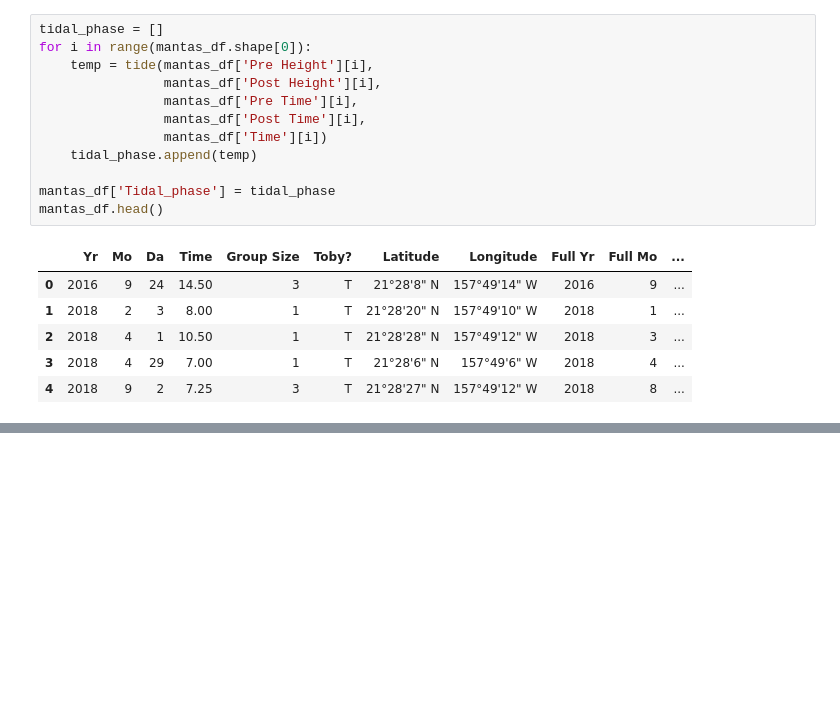
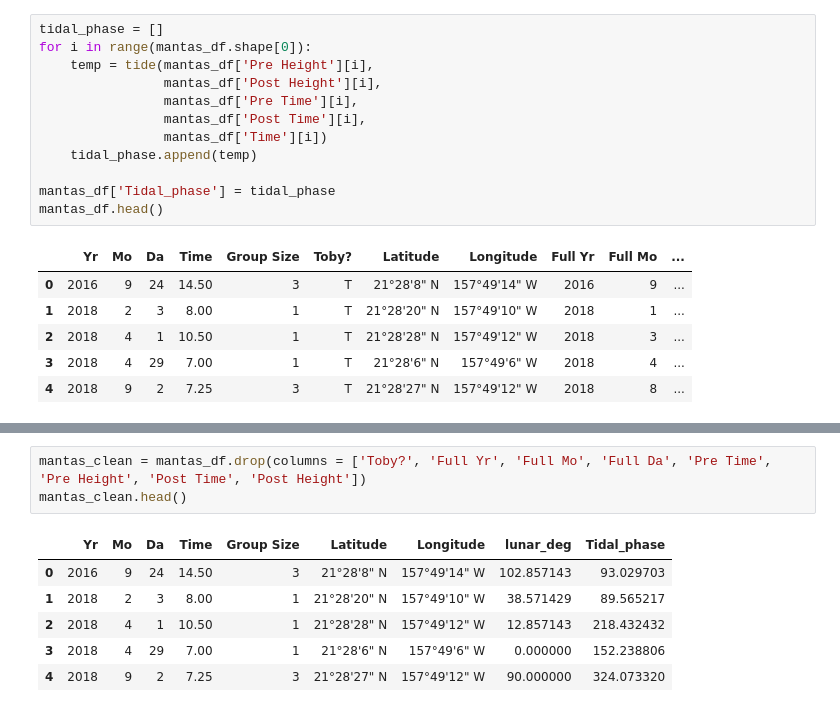
Before and after one commit to kaneohe-bay-mantas/manta-viz, a Jupyter notebook: data-parser.ipynb, the cells around one changed output, grey strips where cells are left out. Cells and saved outputs as stored; diff of their text form; blank space fills up the shorter version.

```diff
--- a/data-parser.ipynb
+++ b/data-parser.ipynb
@@ -95,0 +77,10 @@ clean_mantas =
+# %%
+mantas_clean = mantas_df.drop(columns = ['Toby?', 'Full Yr', 'Full Mo', 'Full Da', 'Pre Time', 'Pre Height', 'Post Time', 'Post Height'])
+mantas_clean.head()
+# %% [output]
+|  | Yr | Mo | Da | Time | Group Size | Latitude | Longitude | lunar_deg | Tidal_phase |
+| 0 | 2016 | 9 | 24 | 14.50 | 3 | 21°28'8" N | 157°49'14" W | 102.857143 | 93.029703 |
+| 1 | 2018 | 2 | 3 | 8.00 | 1 | 21°28'20" N | 157°49'10" W | 38.571429 | 89.565217 |
+| 2 | 2018 | 4 | 1 | 10.50 | 1 | 21°28'28" N | 157°49'12" W | 12.857143 | 218.432432 |
+| 3 | 2018 | 4 | 29 | 7.00 | 1 | 21°28'6" N | 157°49'6" W | 0.000000 | 152.238806 |
+| 4 | 2018 | 9 | 2 | 7.25 | 3 | 21°28'27" N | 157°49'12" W | 90.000000 | 324.073320 |
```
Also changed, not shown: parts of 10 cells of this notebook, 1 other file.
